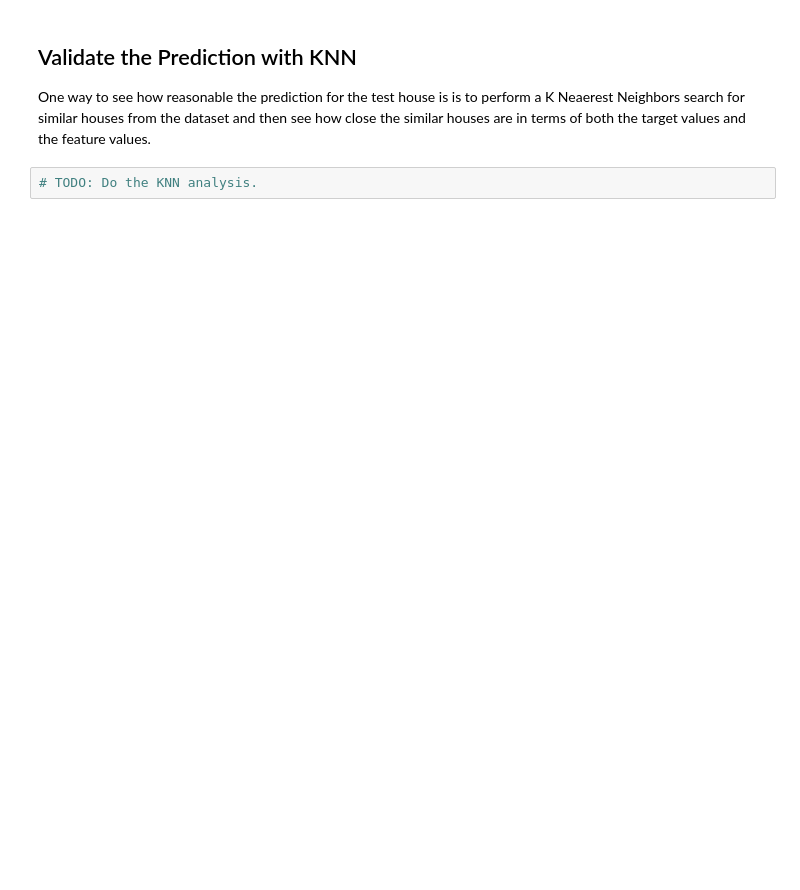
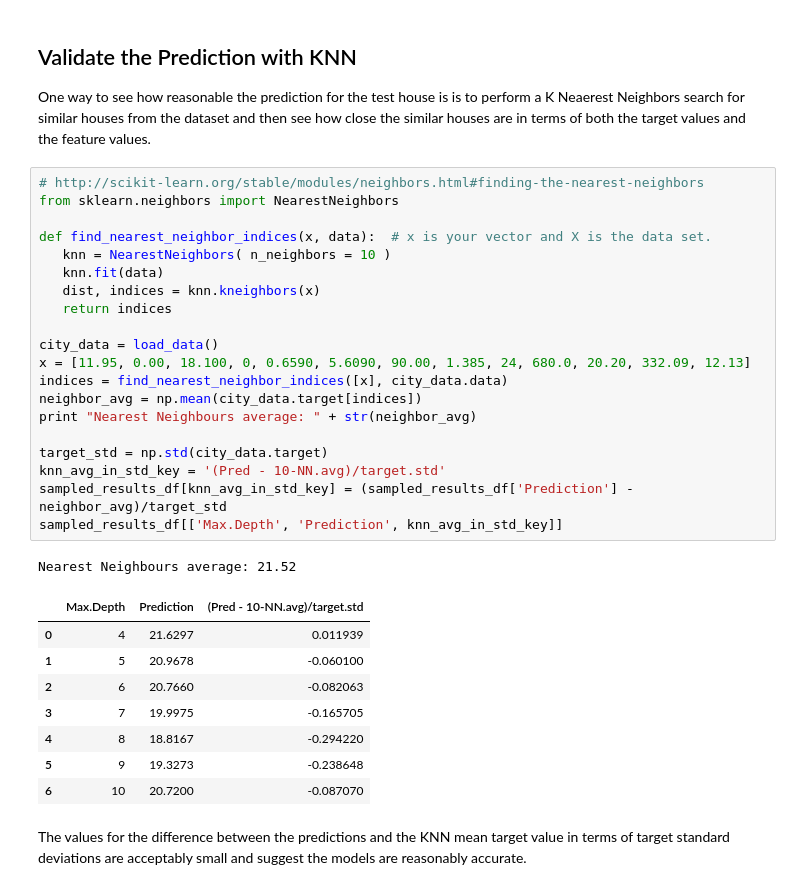
Before and after one commit to Olouge/ml-nanodegree-boston-housing, a Jupyter notebook: boston_housing_experimentation.ipynb, the cells around one changed output. Drawn from its saved outputs; the diff is of its cells as text; blank space fills up the shorter version.

Commit message:
Added KNN model validation to the IPython Notebook and reran all the cells to ensure all the code runs without errors.

```diff
--- a/boston_housing_experimentation.ipynb
+++ b/boston_housing_experimentation.ipynb
@@ -489,5 +526,35 @@ The median optimal Max Depth: 5.0
 ## Validate the Prediction with KNN
 
 One way to see how reasonable the prediction for the test house is is to perform a K Neaerest Neighbors search for similar houses from the dataset and then see how close the similar houses are in terms of both the target values and the feature values.
-# %%
-# TODO: Do the KNN analysis.
+# %%
+# http://scikit-learn.org/stable/modules/neighbors.html#finding-the-nearest-neighbors
+from sklearn.neighbors import NearestNeighbors
+
+def find_nearest_neighbor_indices(x, data):  # x is your vector and X is the data set.
+   knn = NearestNeighbors( n_neighbors = 10 )
+   knn.fit(data)
+   dist, indices = knn.kneighbors(x)
+   return indices
+
+city_data = load_data()
+x = [11.95, 0.00, 18.100, 0, 0.6590, 5.6090, 90.00, 1.385, 24, 680.0, 20.20, 332.09, 12.13]
+indices = find_nearest_neighbor_indices([x], city_data.data)
+neighbor_avg = np.mean(city_data.target[indices])
+print "Nearest Neighbours average: " + str(neighbor_avg)
+
+target_std = np.std(city_data.target)
+knn_avg_in_std_key = '(Pred - 10-NN.avg)/target.std'
+sampled_results_df[knn_avg_in_std_key] = (sampled_results_df['Prediction'] - neighbor_avg)/target_std
+sampled_results_df[['Max.Depth', 'Prediction', knn_avg_in_std_key]]
+# %% [output]
+Nearest Neighbours average: 21.52
+|  | Max.Depth | Prediction | (Pred - 10-NN.avg)/target.std |
+| 0 | 4 | 21.6297 | 0.011939 |
+| 1 | 5 | 20.9678 | -0.060100 |
+| 2 | 6 | 20.7660 | -0.082063 |
+| 3 | 7 | 19.9975 | -0.165705 |
+| 4 | 8 | 18.8167 | -0.294220 |
+| 5 | 9 | 19.3273 | -0.238648 |
+| 6 | 10 | 20.7200 | -0.087070 |
+# %% [markdown]
+The values for the difference between the predictions and the KNN mean target value in terms of target standard deviations are acceptably small and suggest the models are reasonably accurate.
```
Also changed, not shown: parts of 7 cells of this notebook.
